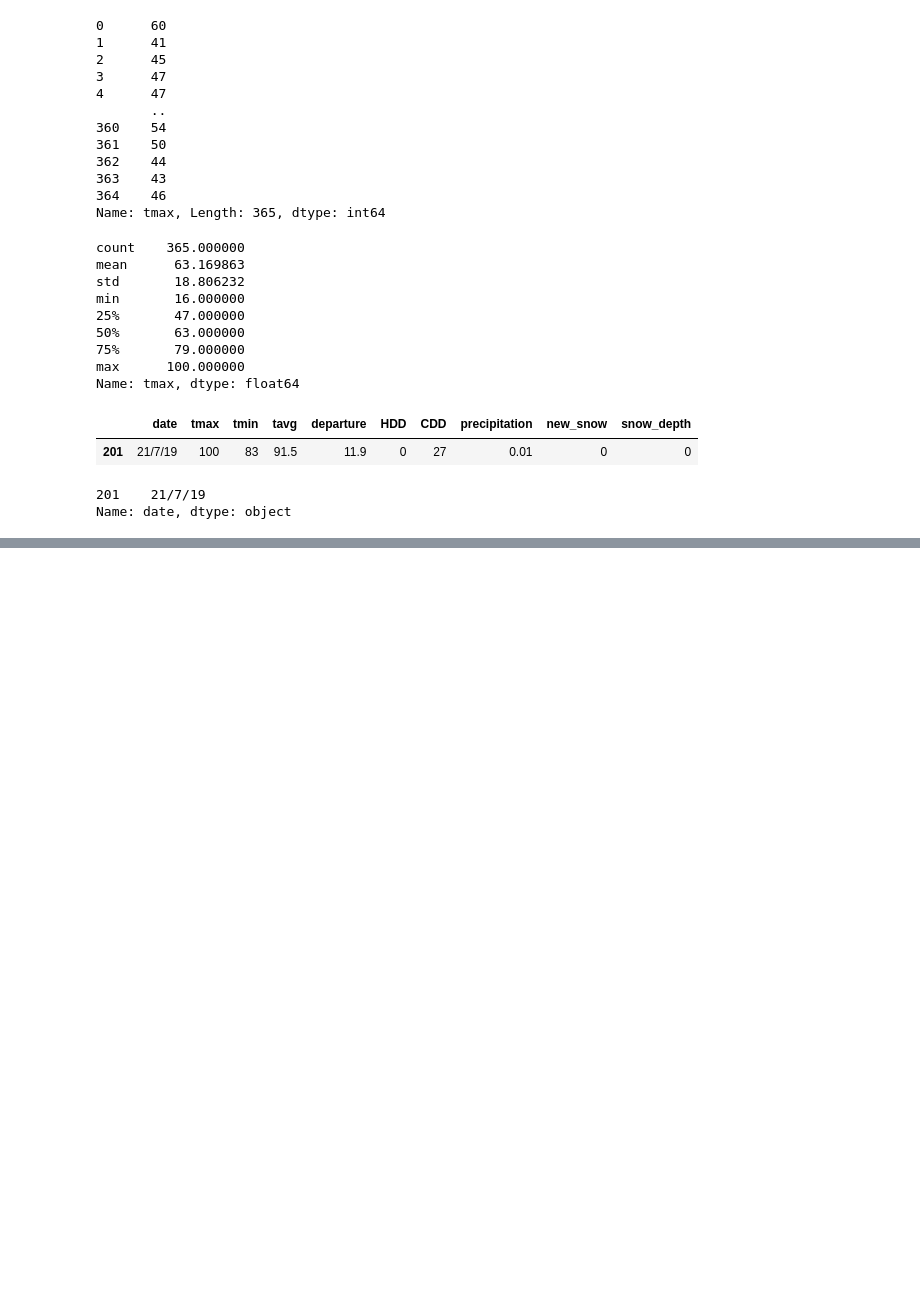
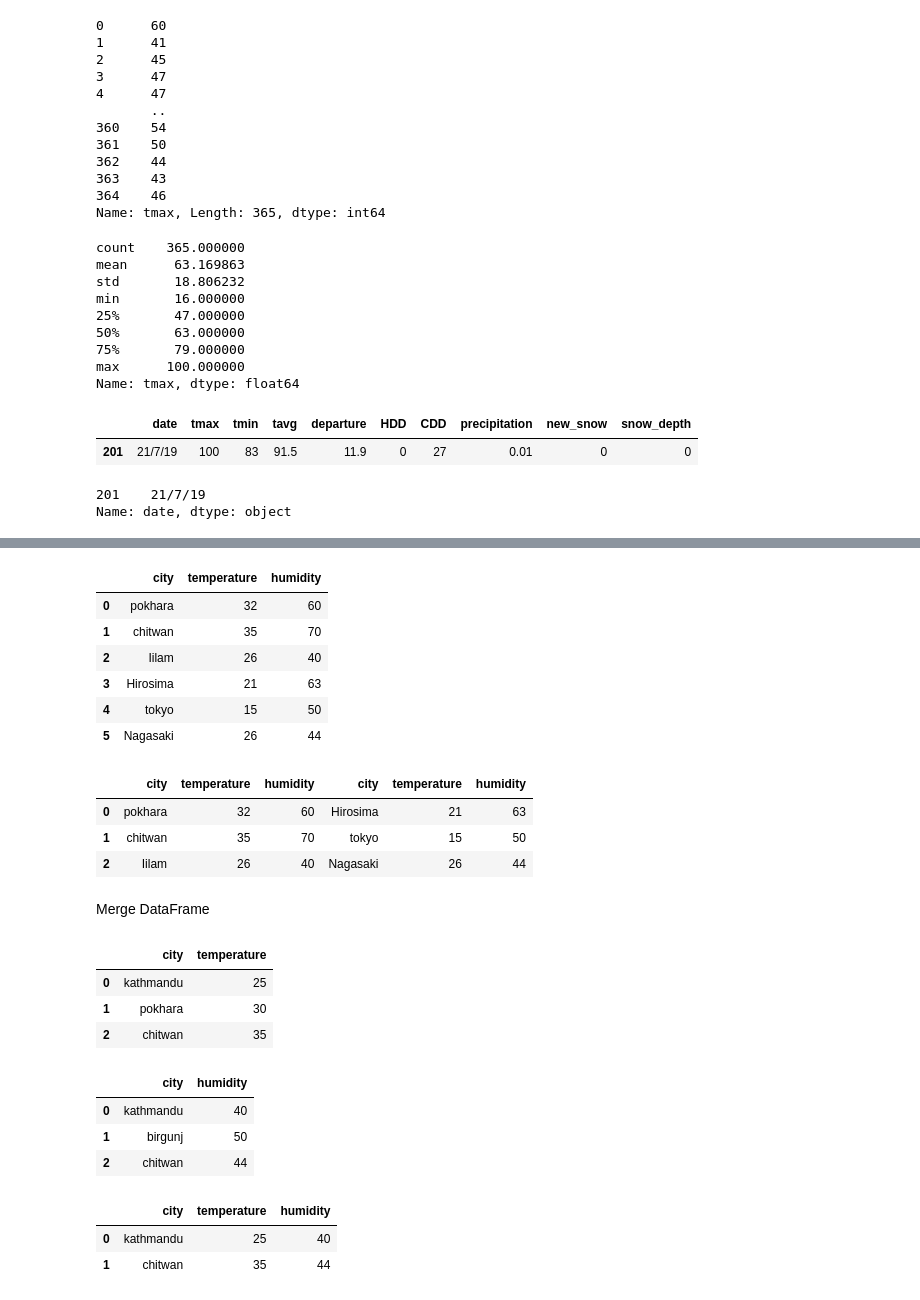
Before and after one commit to thisispawann/data-science-fundamentals, a Jupyter notebook: pandas/untilted.ipynb, the cells around one changed output, grey strips where cells are left out. Cells and saved outputs as stored; diff of their text form; code cells hidden in the pictures; blank space fills up the shorter version.

```diff
--- a/pandas/untilted.ipynb
+++ b/pandas/untilted.ipynb
@@ -109,0 +262,57 @@ Name: date, dtype: object
+# %%
+#continuous index
+df = pd.concat([nepal_weather, japan_weather], ignore_index= True)
+df
+# %% [output]
+|  | city | temperature | humidity |
+| 0 | pokhara | 32 | 60 |
+| 1 | chitwan | 35 | 70 |
+| 2 | Iilam | 26 | 40 |
+| 3 | Hirosima | 21 | 63 |
+| 4 | tokyo | 15 | 50 |
+| 5 | Nagasaki | 26 | 44 |
+# %%
+# column wise dataframe
+
+df = pd.concat([nepal_weather, japan_weather], axis=1)
+df
+# %% [output]
+|  | city | temperature | humidity | city | temperature | humidity |
+| 0 | pokhara | 32 | 60 | Hirosima | 21 | 63 |
+| 1 | chitwan | 35 | 70 | tokyo | 15 | 50 |
+| 2 | Iilam | 26 | 40 | Nagasaki | 26 | 44 |
+# %% [markdown]
+Merge DataFrame
+# %%
+temperature_df = pd.DataFrame({
+    "city" : ["kathmandu", "pokhara", "chitwan"],
+    "temperature" : [25, 30, 35]
+})
+
+temperature_df
+# %% [output]
+|  | city | temperature |
+| 0 | kathmandu | 25 |
+| 1 | pokhara | 30 |
+| 2 | chitwan | 35 |
+# %%
+humidity_df = pd.DataFrame({
+    "city" : ["kathmandu", "birgunj", "chitwan"],
+    "humidity" : [40, 50, 44]
+})
+
+humidity_df
+# %% [output]
+|  | city | humidity |
+| 0 | kathmandu | 40 |
+| 1 | birgunj | 50 |
+| 2 | chitwan | 44 |
+# %%
+# merge two dataframes with out explicitly mention index
+
+df = pd.merge(temperature_df, humidity_df, on='city')
+df
+# %% [output]
+|  | city | temperature | humidity |
+| 0 | kathmandu | 25 | 40 |
+| 1 | chitwan | 35 | 44 |
```
Also changed, not shown: parts of 18 cells of this notebook, 1 other file.
